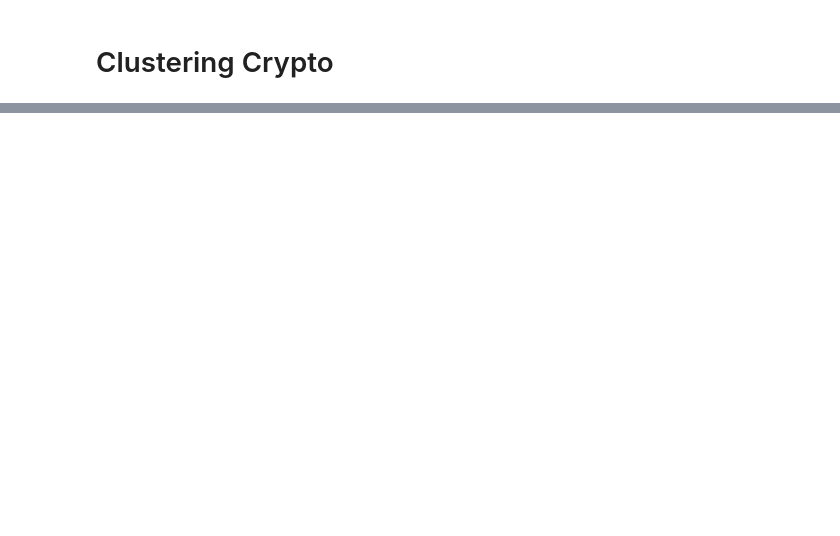
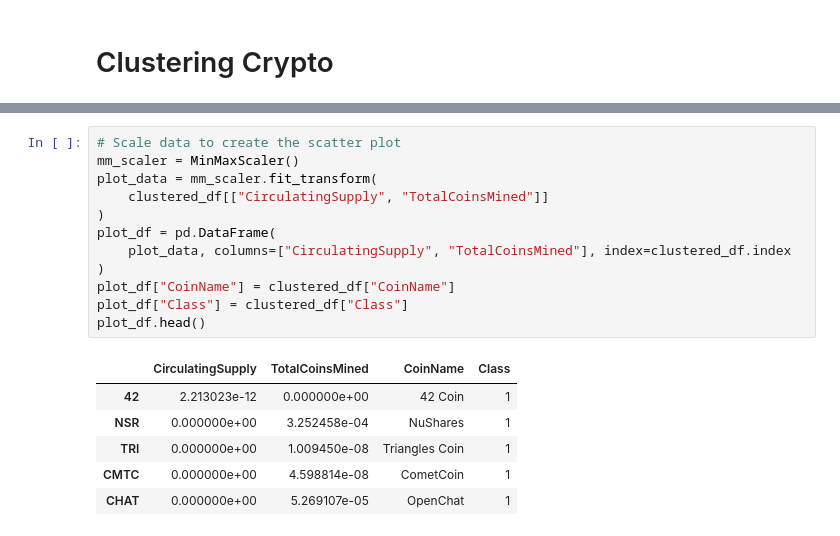
Before and after one commit to JTEELE/Clustering_cryptos, a Jupyter notebook: crypto_clustering.ipynb, the cells around one changed output, grey strips where cells are left out. Drawn from its saved outputs; the diff is of its cells as text; blank space fills up the shorter version.

```diff
--- a/crypto_clustering.ipynb
+++ b/crypto_clustering.ipynb
@@ -132 +195,20 @@ Best K-value is 5 since it has the most abrupt decrease:
+# %%
+# Scale data to create the scatter plot
+mm_scaler = MinMaxScaler()
+plot_data = mm_scaler.fit_transform(
+    clustered_df[["CirculatingSupply", "TotalCoinsMined"]]
+)
+plot_df = pd.DataFrame(
+    plot_data, columns=["CirculatingSupply", "TotalCoinsMined"], index=clustered_df.index
+)
+plot_df["CoinName"] = clustered_df["CoinName"]
+plot_df["Class"] = clustered_df["Class"]
+plot_df.head()
+# %% [output]
+|  | CirculatingSupply | TotalCoinsMined | CoinName | Class |
+| 42 | 2.213023e-12 | 0.000000e+00 | 42 Coin | 1 |
+| NSR | 0.000000e+00 | 3.252458e-04 | NuShares | 1 |
+| TRI | 0.000000e+00 | 1.009450e-08 | Triangles Coin | 1 |
+| CMTC | 0.000000e+00 | 4.598814e-08 | CometCoin | 1 |
+| CHAT | 0.000000e+00 | 5.269107e-05 | OpenChat | 1 |
 # %%
```
Also changed, not shown: parts of 9 cells of this notebook, 3 other files.
